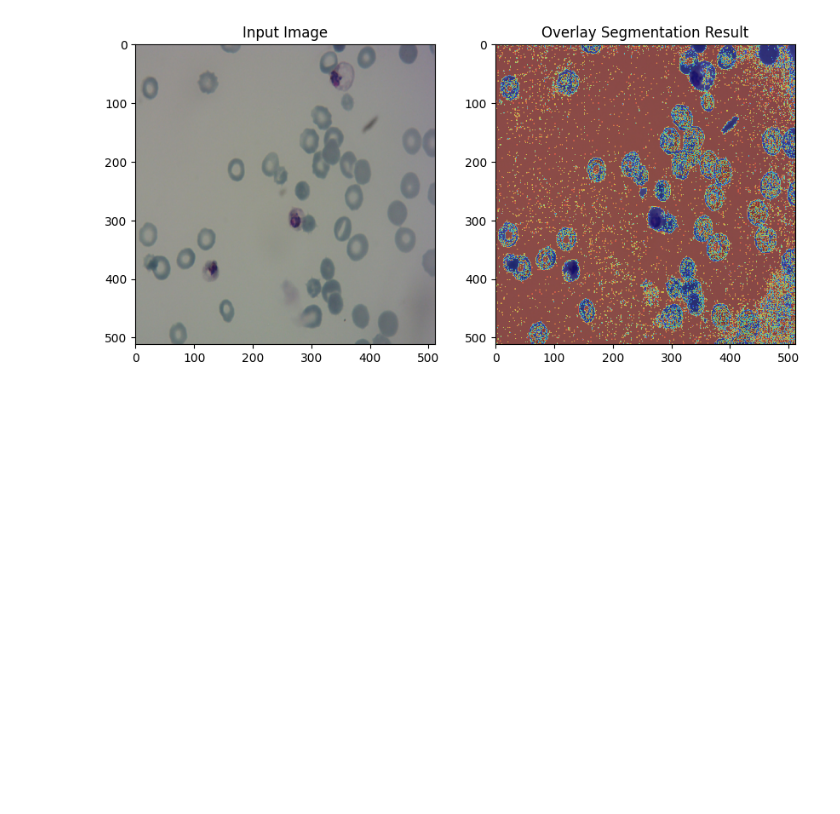
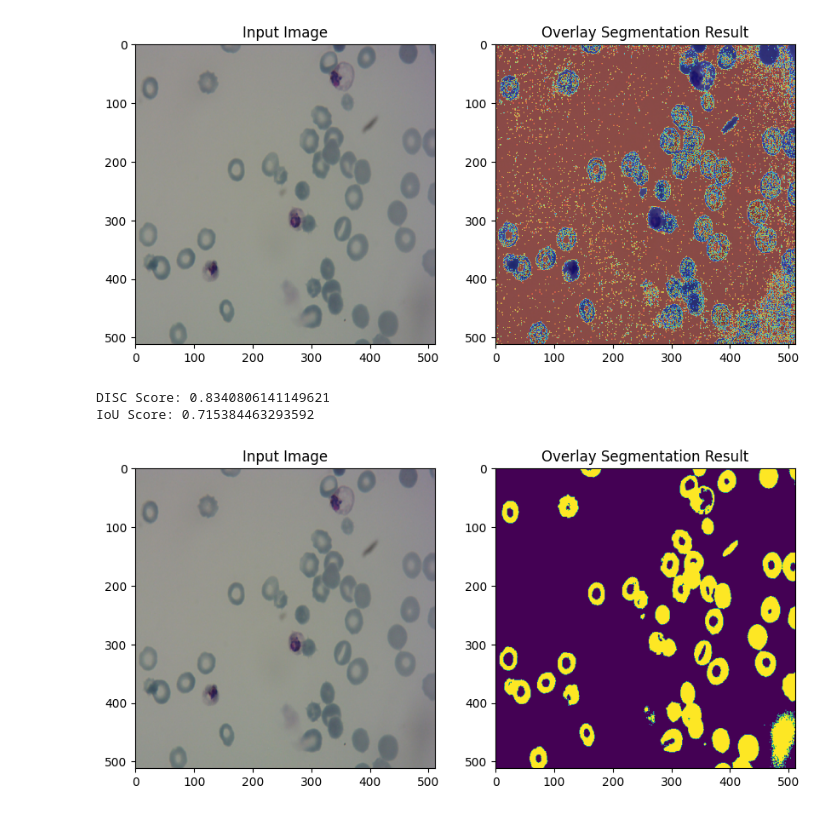
Before and after one commit to ongxuanhong/ssl-in-medical-image-segmentation, a Jupyter notebook: unparametrics_segmentation.ipynb, the cells around one changed output. Drawn from its saved outputs; the diff is of its cells as text; code cells hidden in the pictures; blank space fills up the shorter version.

Commit message:
Explore unparametrics segmentation

```diff
--- a/unparametrics_segmentation.ipynb
+++ b/unparametrics_segmentation.ipynb
@@ -76,3 +76,50 @@ plt.title("Overlay Segmentation Result")
 plt.show()
 # %% [output]
 [figure]
+# %%
+from sklearn.cluster import MeanShift
+
+# Flatten the image for clustering
+flat_img = img.reshape((-1, img.shape[-1]))
+flat_lbl = lbl.reshape(-1)
+
+# Mean Shift for segmentation
+ms = MeanShift(bandwidth=20, bin_seeding=True)
+ms.fit(flat_img)
+segmentation = ms.labels_.reshape(img.shape[:2])
+
+# Map labels from Mean Shift to binary values (0 or 1)
+segmented_img = segmentation
+
+
+# Evaluate Mean Shift results by using DISC score and IoU
+def dice_coefficient(y_true, y_pred):
+    intersection = np.sum(y_true * y_pred)
+    return (2.0 * intersection) / (np.sum(y_true) + np.sum(y_pred))
+
+
+# Evaluate using DISC score
+label_binary = (lbl > 0).astype(int)
+pred_binary = (segmented_img > 0).astype(int)
+disc_score = compute_disc(pred_binary, label_binary)
+print(f"DISC Score: {disc_score}")
+
+# Evaluate using IoU
+iou_score = comput_iou(pred_binary, label_binary)
+print(f"IoU Score: {iou_score}")
+# %% [output]
+DISC Score: 0.8340806141149621
+IoU Score: 0.715384463293592
+# %%
+# Visualize overlay segmentation results
+plt.figure(figsize=(10, 5))
+plt.subplot(1, 2, 1)
+plt.imshow(img)
+plt.title("Input Image")
+plt.subplot(1, 2, 2)
+plt.imshow(img)
+plt.imshow(pred_binary)  # Overlay DBSCAN segmentation
+plt.title("Overlay Segmentation Result")
+plt.show()
+# %% [output]
+[figure, added]
```
Also changed, not shown: parts of 3 cells of this notebook.
